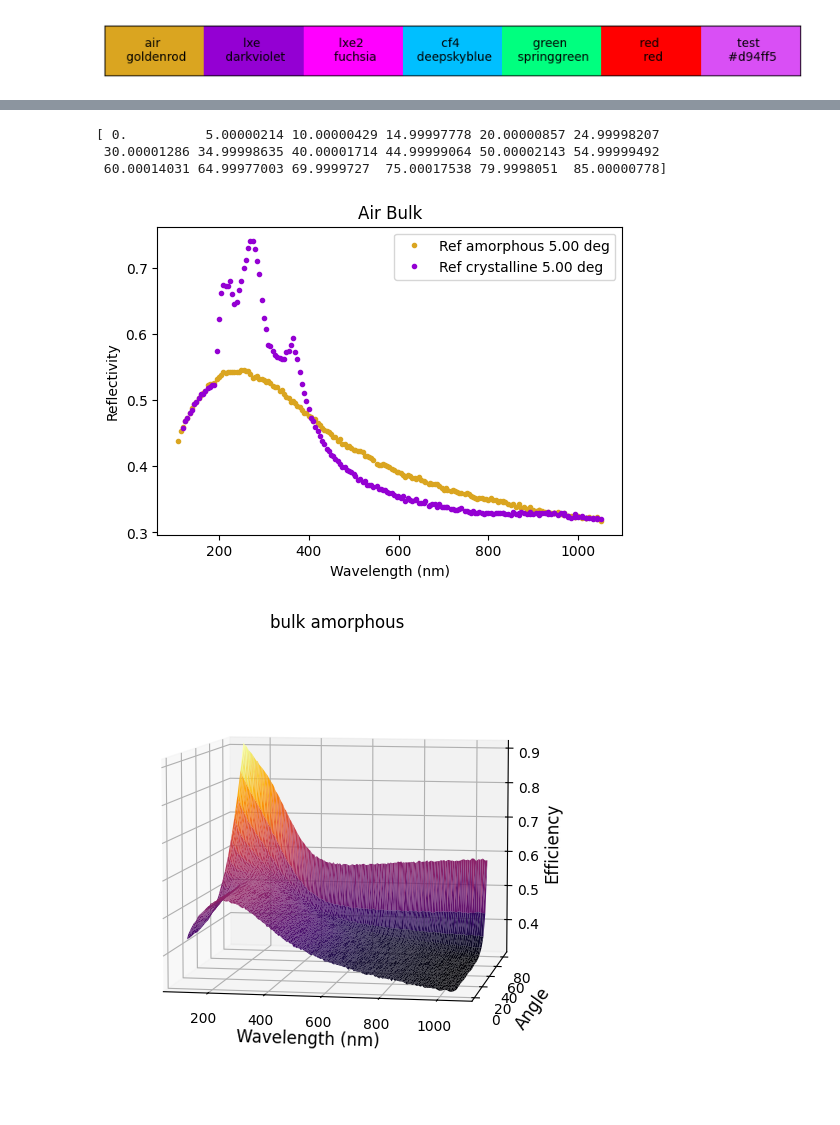
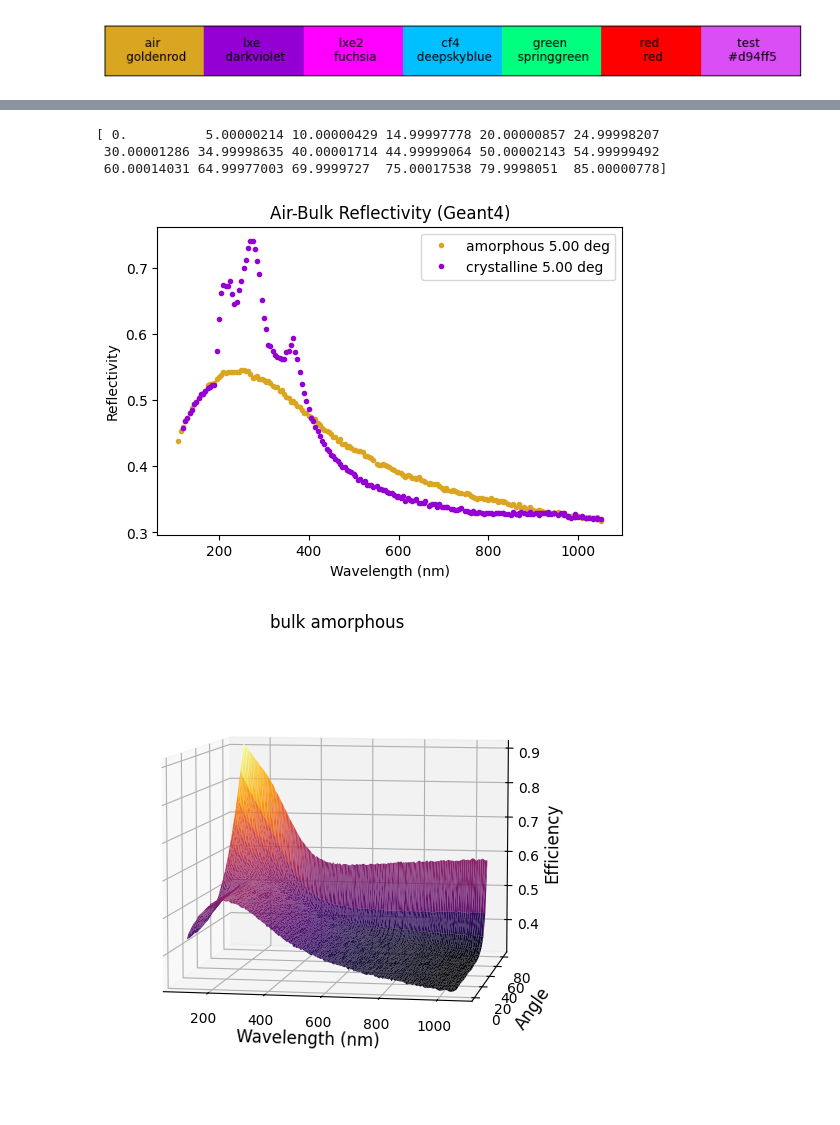
Before and after one commit to austindsc/PDEcorrection_g4_lolx, a Jupyter notebook: pythonScripts/doScaling_restartv35.ipynb, the cells around one changed output, grey strips where cells are left out. Drawn from its saved outputs; the diff is of its cells as text; code cells hidden in the pictures.

```diff
--- a/pythonScripts/doScaling_restartv35.ipynb
+++ b/pythonScripts/doScaling_restartv35.ipynb
@@ -176,30 +182,30 @@ vuvR_y = vuvR_y/100 if max(vuvR_y) > 1 else vuvR_y
 # %%
 %matplotlib widget
 %matplotlib inline
 
 anglesC = dfC['fAngle'].unique()
 
 dfA_specific = dfA[dfA["fAngle"] == angles[1]]
 dfC_specific = dfC[dfC["fAngle"] == anglesC[1]]
 
 thisName = dfA_specific["dfName"].values[0]
 print(angles)
 
 fig, (ax) = plt.subplots(1, 1, figsize=(6, 4))
-dfA_specific.plot(x='fPhotonWln', y='ref', marker=".", linestyle="None", ax = ax, label=f"Ref amorphous {angles[1]:0.2f} deg")
-dfC_specific.plot(x='fPhotonWln', y='ref', marker=".", linestyle="None", ax = ax, label=f"Ref crystalline {angles[1]:0.2f} deg")
+dfA_specific.plot(x='fPhotonWln', y='ref', marker=".", linestyle="None", ax = ax, label=f"amorphous {angles[1]:0.2f} deg")
+dfC_specific.plot(x='fPhotonWln', y='ref', marker=".", linestyle="None", ax = ax, label=f"crystalline {angles[1]:0.2f} deg")
 
-plt.title("Air Bulk")
+plt.title("Air-Bulk Reflectivity (Geant4)")
 plt.xlabel('Wavelength (nm)')
 plt.ylabel('Reflectivity')
 plt.show()
 # plt.close('all')
 print()
 # %% [output]
 [ 0.          5.00000214 10.00000429 14.99997778 20.00000857 24.99998207
  30.00001286 34.99998635 40.00001714 44.99999064 50.00002143 54.99999492
  60.00014031 64.99977003 69.9999727  75.00017538 79.9998051  85.00000778]
-[figure, old version]
+[figure, new version]
 # %%
 # %matplotlib widget
 from mpl_toolkits.mplot3d import Axes3D
```
Also changed, not shown: parts of 13 cells of this notebook, 28 other files.
